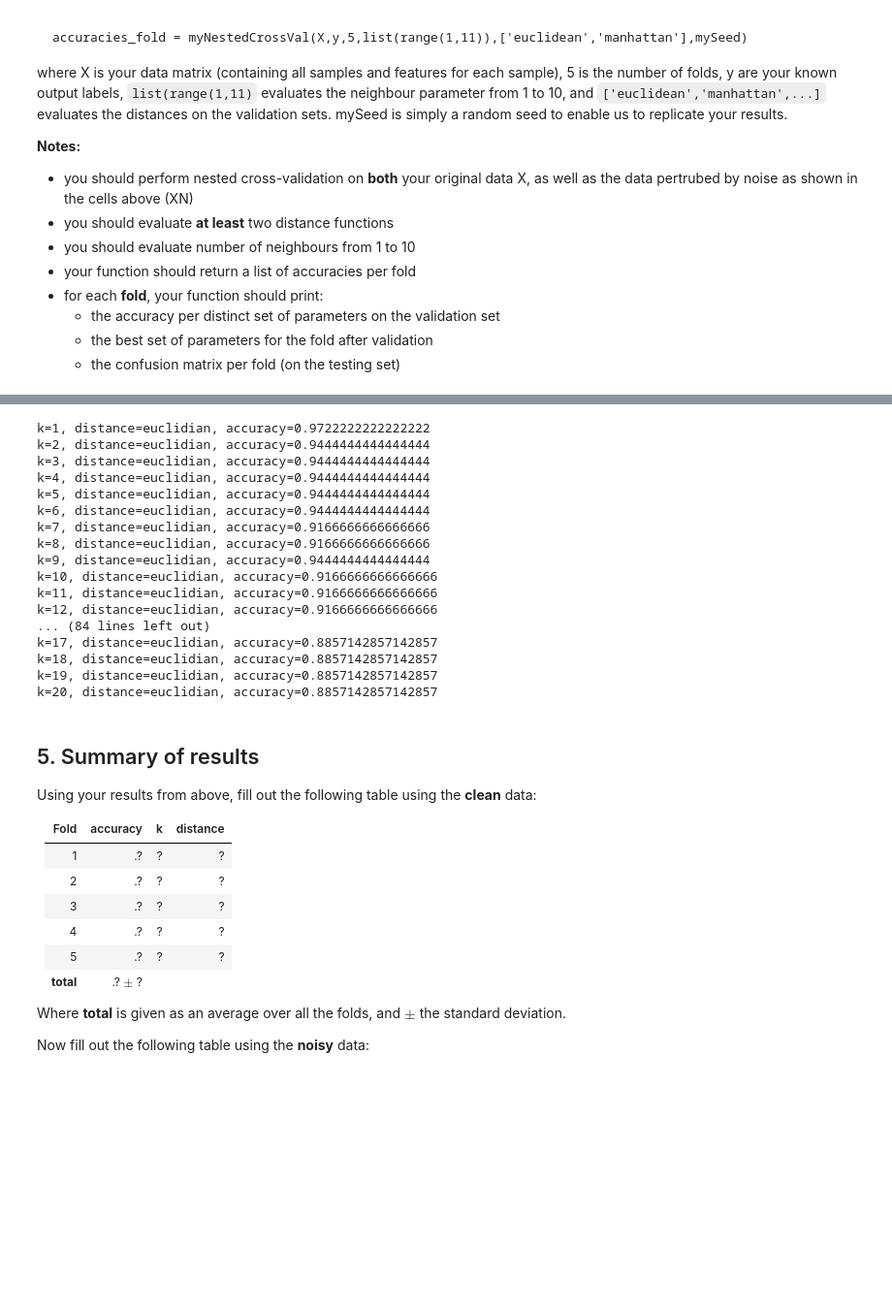
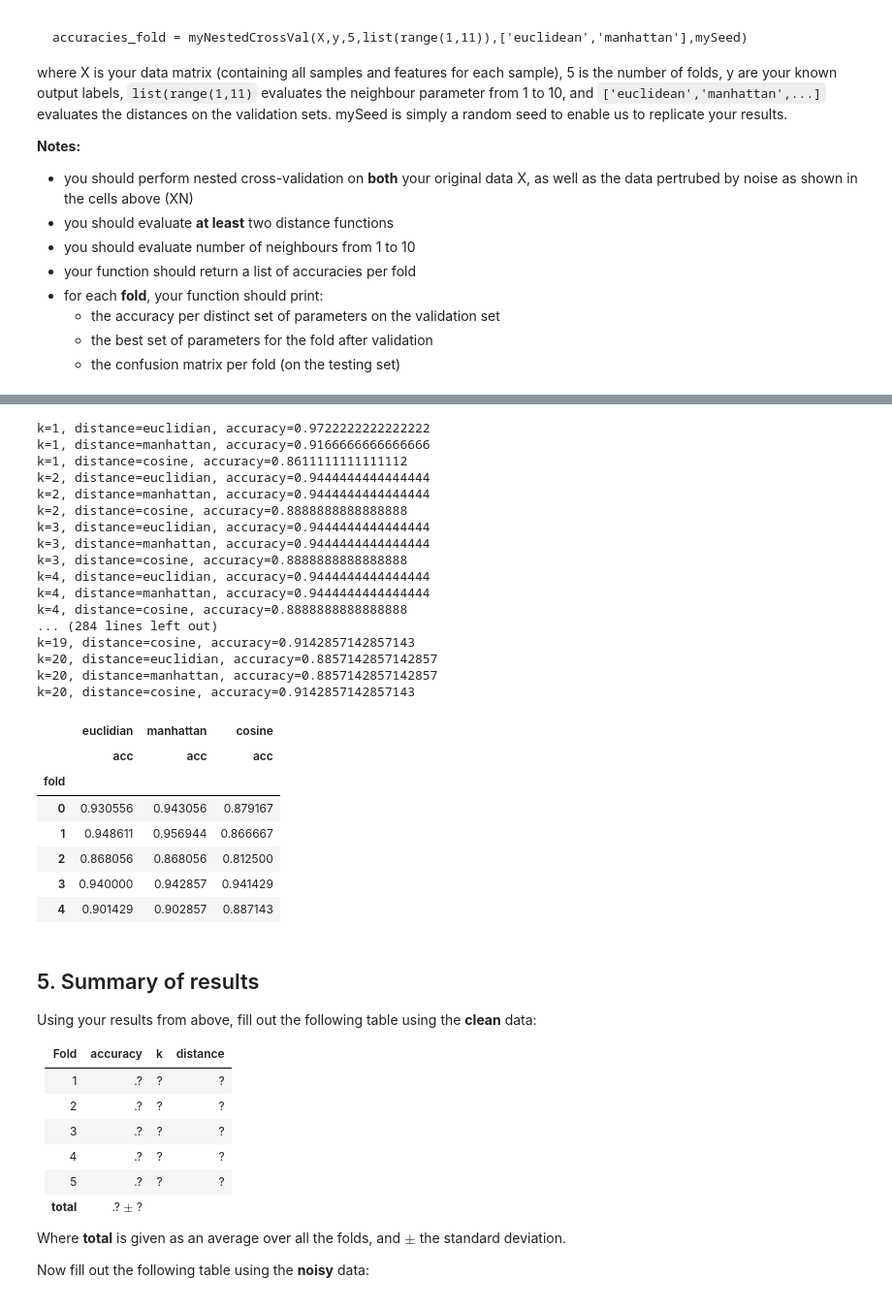
Before and after one commit to hudsonmendes/uolondon-cm3015-mlnn, a Jupyter notebook: report.ipynb, the cells around one changed output, grey strips where cells are left out. Shown at 97% size. Cells and saved outputs as stored; diff of their text form; code cells hidden in the pictures; blank space fills up the shorter version.

```diff
--- a/report.ipynb
+++ b/report.ipynb
@@ -625,7 +683,7 @@ def myNestedCrossVal(
     # holds the accuracies
     acc_fold = []
     # evaluate the model for each fold
-    for fold in folds:
+    for fold_i, fold in enumerate(folds):
         # split the fold into train and test
         train = pd.concat([f for f in folds if f is not fold])
         test = fold
@@ -642,7 +700,7 @@ def myNestedCrossVal(
                 # evaluate the model prediction
                 cm = compileConfMatrix(y_test, yhat_test, labels=np.unique(y))
                 acc = calcAcc(cm)
-                acc_fold.append(acc)
+                acc_fold.append({"k": k, "d": d, "fold": fold_i, "acc": acc})
                 # print the results
                 print(f"k={k}, distance={d}, accuracy={acc}")
     # return the results
@@ -668,7 +727,7 @@ accuracies_fold_clean = myNestedCrossVal(
     targets=y1,
     cv=5,
     k_range=list(range(1, 21)),
-    distance_range=["euclidian"],
+    distance_range=["euclidian", "manhattan", "cosine"],
     random_state=r,
 )
 # %% [output]
@@ -696,24 +755,24 @@ accuracies_fold_noisy = myNestedCrossVal(
     targets=yN1,
     cv=5,
     k_range=list(range(1, 21)),
-    distance_range=["euclidian"],
+    distance_range=["euclidian", "manhattan", "cosine"],
     random_state=r,
 )
 # %% [output]
 k=1, distance=euclidian, accuracy=0.9722222222222222
+k=1, distance=manhattan, accuracy=0.9166666666666666
+k=1, distance=cosine, accuracy=0.8611111111111112
 k=2, distance=euclidian, accuracy=0.9444444444444444
+k=2, distance=manhattan, accuracy=0.9444444444444444
+k=2, distance=cosine, accuracy=0.8888888888888888
 k=3, distance=euclidian, accuracy=0.9444444444444444
+k=3, distance=manhattan, accuracy=0.9444444444444444
+k=3, distance=cosine, accuracy=0.8888888888888888
 k=4, distance=euclidian, accuracy=0.9444444444444444
-k=5, distance=euclidian, accuracy=0.9444444444444444
-k=6, distance=euclidian, accuracy=0.9444444444444444
-k=7, distance=euclidian, accuracy=0.9166666666666666
-k=8, distance=euclidian, accuracy=0.9166666666666666
-k=9, distance=euclidian, accuracy=0.9444444444444444
-k=10, distance=euclidian, accuracy=0.9166666666666666
-k=11, distance=euclidian, accuracy=0.9166666666666666
-k=12, distance=euclidian, accuracy=0.9166666666666666
-... (84 lines left out)
-k=17, distance=euclidian, accuracy=0.8857142857142857
-k=18, distance=euclidian, accuracy=0.8857142857142857
-k=19, distance=euclidian, accuracy=0.8857142857142857
+k=4, distance=manhattan, accuracy=0.9444444444444444
+k=4, distance=cosine, accuracy=0.8888888888888888
+... (284 lines left out)
+k=19, distance=cosine, accuracy=0.9142857142857143
 k=20, distance=euclidian, accuracy=0.8857142857142857
+k=20, distance=manhattan, accuracy=0.8857142857142857
+k=20, distance=cosine, accuracy=0.9142857142857143
@@ -723,3 +779,33 @@ k=20, distance=euclidian, accuracy=0.8857142857142857
+# %%
+# Print the summaries
+df_acc_clean = pd.DataFrame(accuracies_fold_clean).sort_values(
+    by=["k", "d", "fold"]
+)
+
+pd.concat(
+    [
+        df_acc_clean[df_acc_clean.d == "euclidian"]
+        .groupby("fold")[["acc"]]
+        .mean(),
+        df_acc_clean[df_acc_clean.d == "manhattan"]
+        .groupby("fold")[["acc"]]
+        .mean(),
+        df_acc_clean[df_acc_clean.d == "cosine"]
+        .groupby("fold")[["acc"]]
+        .mean(),
+    ],
+    axis=1,
+    keys=["euclidian", "manhattan", "cosine"],
+)
+# %% [output]
+|  | euclidian | manhattan | cosine |
+|  | acc | acc | acc |
+| fold |  |  |  |
+| 0 | 0.930556 | 0.943056 | 0.879167 |
+| 1 | 0.948611 | 0.956944 | 0.866667 |
+| 2 | 0.868056 | 0.868056 | 0.812500 |
+| 3 | 0.940000 | 0.942857 | 0.941429 |
+| 4 | 0.901429 | 0.902857 | 0.887143 |
 # %% [markdown]
 ## 5. Summary of results
 
```
Also changed, not shown: parts of 4 cells of this notebook.
